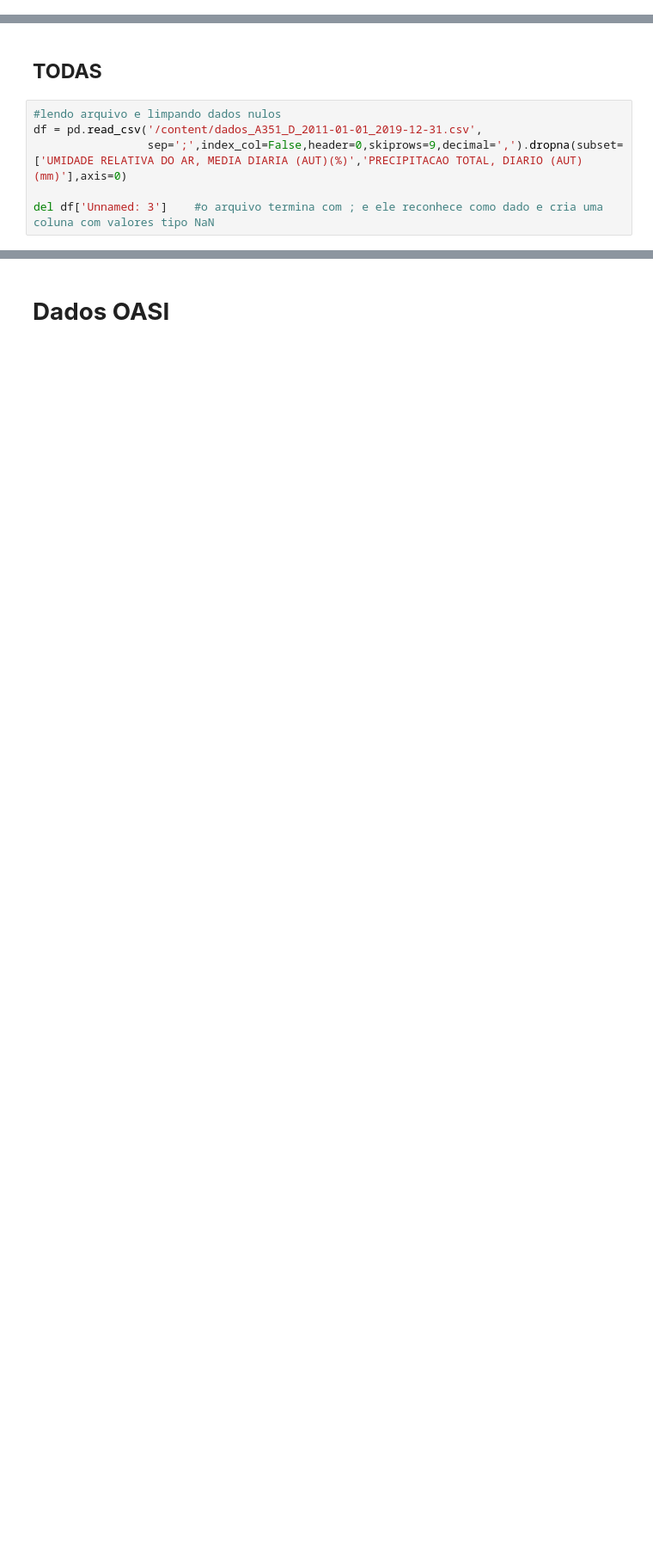
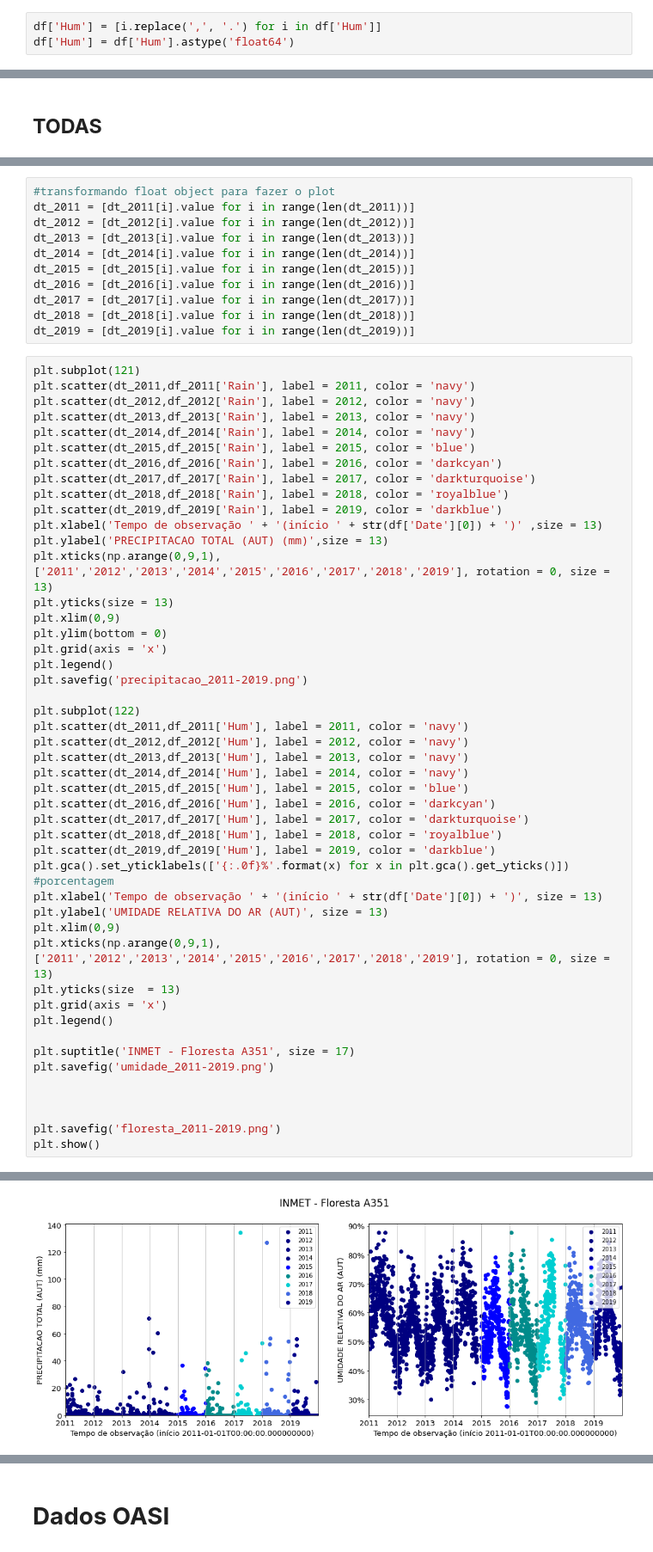
Before and after one commit to taticorrea/OASI, a Jupyter notebook: dados_meteorologicos_OASI.ipynb, the cells around one changed output, grey strips where cells are left out. Shown at 86% size. Cells and saved outputs as stored; diff of their text form; blank space fills up the shorter version.

```diff
--- a/dados_meteorologicos_OASI.ipynb
+++ b/dados_meteorologicos_OASI.ipynb
@@ -13,0 +91,3 @@ from astropy.time import Time    #biblioteca para manipular datas
+# %%
+df['Hum'] = [i.replace(',', '.') for i in df['Hum']]
+df['Hum'] = df['Hum'].astype('float64')
@@ -14,8 +123,2 @@ from astropy.time import Time    #biblioteca para manipular datas
 # %% [markdown]
 ## **TODAS**
-# %%
-#lendo arquivo e limpando dados nulos
-df = pd.read_csv('/content/dados_A351_D_2011-01-01_2019-12-31.csv',
-                 sep=';',index_col=False,header=0,skiprows=9,decimal=',').dropna(subset=['UMIDADE RELATIVA DO AR, MEDIA DIARIA (AUT)(%)','PRECIPITACAO TOTAL, DIARIO (AUT)(mm)'],axis=0)
-
-del df['Unnamed: 3']    #o arquivo termina com ; e ele reconhece como dado e cria uma coluna com valores tipo NaN
@@ -491,0 +163,59 @@ plt.show()
+# %%
+#transformando float object para fazer o plot
+dt_2011 = [dt_2011[i].value for i in range(len(dt_2011))]
+dt_2012 = [dt_2012[i].value for i in range(len(dt_2012))]
+dt_2013 = [dt_2013[i].value for i in range(len(dt_2013))]
+dt_2014 = [dt_2014[i].value for i in range(len(dt_2014))]
+dt_2015 = [dt_2015[i].value for i in range(len(dt_2015))]
+dt_2016 = [dt_2016[i].value for i in range(len(dt_2016))]
+dt_2017 = [dt_2017[i].value for i in range(len(dt_2017))]
+dt_2018 = [dt_2018[i].value for i in range(len(dt_2018))]
+dt_2019 = [dt_2019[i].value for i in range(len(dt_2019))]
+# %%
+plt.subplot(121)
+plt.scatter(dt_2011,df_2011['Rain'], label = 2011, color = 'navy')
+plt.scatter(dt_2012,df_2012['Rain'], label = 2012, color = 'navy')
+plt.scatter(dt_2013,df_2013['Rain'], label = 2013, color = 'navy')
+plt.scatter(dt_2014,df_2014['Rain'], label = 2014, color = 'navy')
+plt.scatter(dt_2015,df_2015['Rain'], label = 2015, color = 'blue')
+plt.scatter(dt_2016,df_2016['Rain'], label = 2016, color = 'darkcyan')
+plt.scatter(dt_2017,df_2017['Rain'], label = 2017, color = 'darkturquoise')
+plt.scatter(dt_2018,df_2018['Rain'], label = 2018, color = 'royalblue')
+plt.scatter(dt_2019,df_2019['Rain'], label = 2019, color = 'darkblue')
+plt.xlabel('Tempo de observação ' + '(início ' + str(df['Date'][0]) + ')' ,size = 13)
+plt.ylabel('PRECIPITACAO TOTAL (AUT) (mm)',size = 13)
+plt.xticks(np.arange(0,9,1),['2011','2012','2013','2014','2015','2016','2017','2018','2019'], rotation = 0, size = 13)
+plt.yticks(size = 13)
+plt.xlim(0,9)
+plt.ylim(bottom = 0)
+plt.grid(axis = 'x')
+plt.legend()
+plt.savefig('precipitacao_2011-2019.png')
+
+plt.subplot(122)
+plt.scatter(dt_2011,df_2011['Hum'], label = 2011, color = 'navy')
+plt.scatter(dt_2012,df_2012['Hum'], label = 2012, color = 'navy')
+plt.scatter(dt_2013,df_2013['Hum'], label = 2013, color = 'navy')
+plt.scatter(dt_2014,df_2014['Hum'], label = 2014, color = 'navy')
+plt.scatter(dt_2015,df_2015['Hum'], label = 2015, color = 'blue')
+plt.scatter(dt_2016,df_2016['Hum'], label = 2016, color = 'darkcyan')
+plt.scatter(dt_2017,df_2017['Hum'], label = 2017, color = 'darkturquoise')
+plt.scatter(dt_2018,df_2018['Hum'], label = 2018, color = 'royalblue')
+plt.scatter(dt_2019,df_2019['Hum'], label = 2019, color = 'darkblue')
+plt.gca().set_yticklabels(['{:.0f}%'.format(x) for x in plt.gca().get_yticks()])  #porcentagem
+plt.xlabel('Tempo de observação ' + '(início ' + str(df['Date'][0]) + ')', size = 13)
+plt.ylabel('UMIDADE RELATIVA DO AR (AUT)', size = 13)
+plt.xlim(0,9)
+plt.xticks(np.arange(0,9,1),['2011','2012','2013','2014','2015','2016','2017','2018','2019'], rotation = 0, size = 13)
+plt.yticks(size  = 13)
+plt.grid(axis = 'x')
+plt.legend()
+
+plt.suptitle('INMET - Floresta A351', size = 17)
+plt.savefig('umidade_2011-2019.png')
+
+
+
+plt.savefig('floresta_2011-2019.png')
+plt.show()
+# %% [output]
@@ -491,0 +223 @@ plt.show()
+[figure, added]
```
Also changed, not shown: parts of 174 cells of this notebook.
